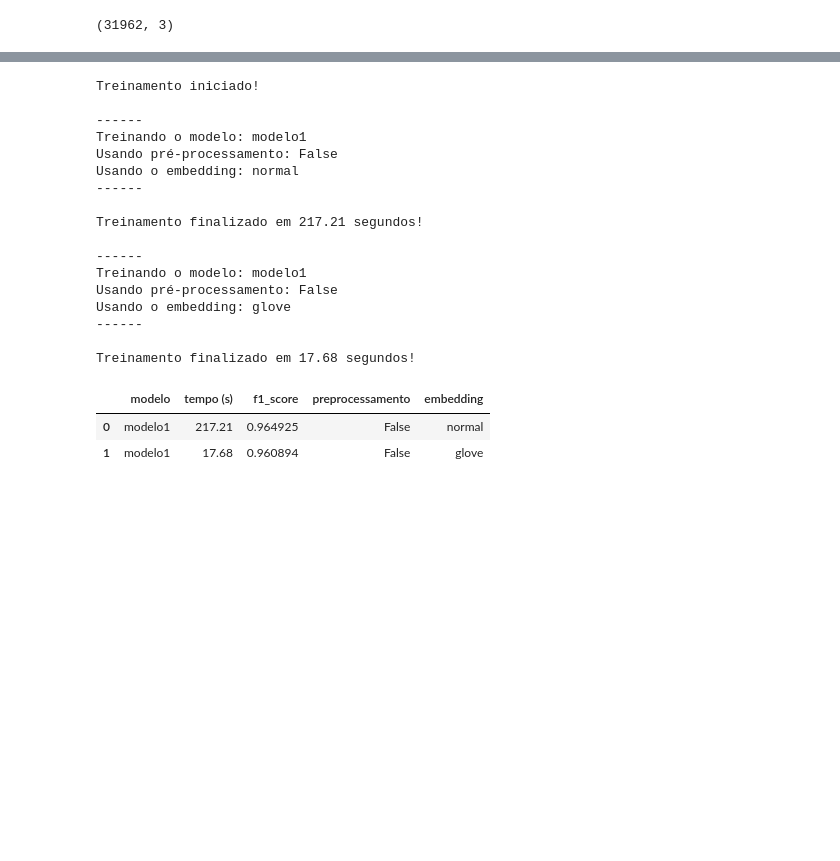
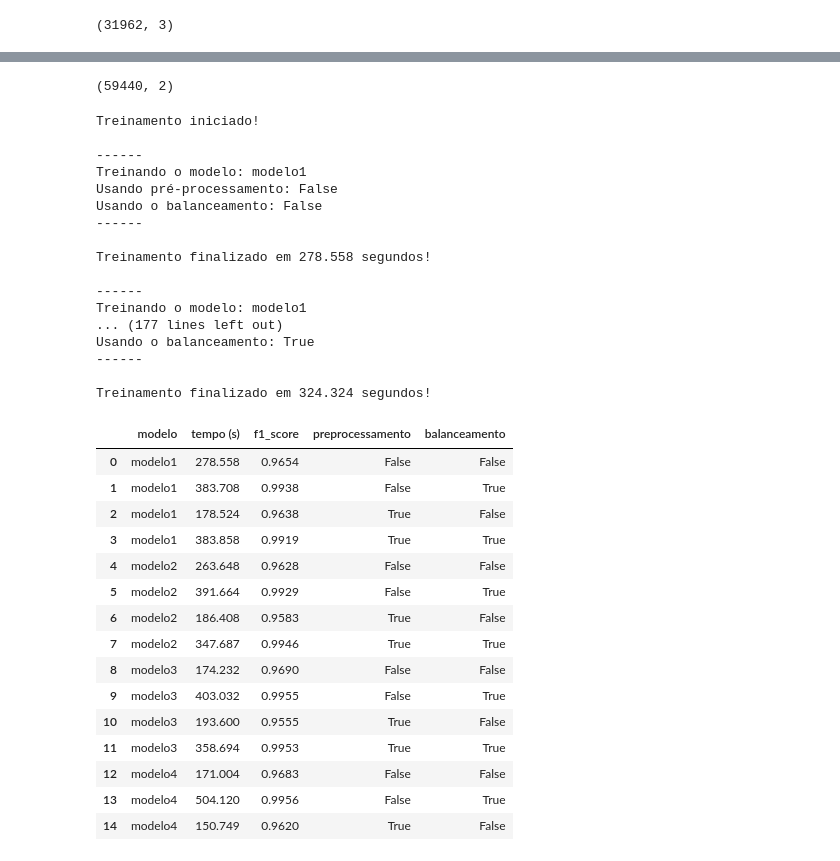
Before and after one commit to rafaelgreca/TFG, a Jupyter notebook: Codigo/Studies/CNN/cnn.ipynb, the cells around one changed output, grey strips where cells are left out. Drawn from its saved outputs; the diff is of its cells as text; code cells hidden in the pictures; blank space fills up the shorter version.

```diff
--- a/Codigo/Studies/CNN/cnn.ipynb
+++ b/Codigo/Studies/CNN/cnn.ipynb
@@ -567,7 +514,7 @@ def preprocessing_step(use_preprocessing, test_size, data):
   return X_train, X_validation, y_train, y_validation, vocab_size, tokenizer
 # %%
 test_size = 0.15
-length_size = 15
+length_size = 30
 embedding_dim = 300
 # %%
 data = pd.read_csv('Data/train.csv')
@@ -608,11 +591,15 @@ data.shape
+# %%
+data_augmentation_noprep.shape
+# %% [output]
+(59440, 2)
 # %%
-modelos = ['modelo1']
-embeddings = ['normal', 'glove']
-using_preprocessing = [False]
+modelos = ['modelo1', 'modelo2', 'modelo3', 'modelo4', 'modelo5', 'modelo6']
+using_preprocessing = [False, True]
+using_augmentation = [False, True]
 use_preprocessing = []
 modelos_usados = []
-embeddings_usados = []
 tempos = []
+balanceamento_usados = []
 resultados = pd.DataFrame()
 scores = []
 
@@ -622,31 +609,38 @@ for modelo in modelos:
 
   for preprocess in using_preprocessing:
 
-    for embedding in embeddings:
+    for augmentation in using_augmentation:
 
-      X_train, X_validation, y_train, y_validation, vocab_size, tokenizer = preprocessing_step(preprocess, test_size, data)
+      if augmentation and preprocess:
+        X_train, X_validation, y_train, y_validation, vocab_size, tokenizer = preprocessing_step(preprocess, test_size, data_augmentation_prep)
 
-      print("------ \nTreinando o modelo: {}\nUsando pré-processamento: {}\nUsando o embedding: {}\n------".format(modelo, preprocess, embedding))
+      elif augmentation and not preprocess:
+        X_train, X_validation, y_train, y_validation, vocab_size, tokenizer = preprocessing_step(preprocess, test_size, data_augmentation_noprep)
+
+      else:
+        X_train, X_validation, y_train, y_validation, vocab_size, tokenizer = preprocessing_step(preprocess, test_size, data)
+
+      print("------ \nTreinando o modelo: {}\nUsando pré-processamento: {}\nUsando o balanceamento: {}\n------".format(modelo, preprocess, augmentation))
 
       ini = time.time()
 
       if modelo == 'modelo1':
-        m, score = modelo1(X_train, X_validation, y_train, y_validation, length_size, embedding_dim, vocab_size, embedding, preprocess)
+        m, score = modelo1(X_train, X_validation, y_train, y_validation, length_size, embedding_dim, vocab_size, preprocess)
 
       elif modelo == 'modelo2':
-        m, score = modelo2(X_train, X_validation, y_train, y_validation, length_size, embedding_dim, vocab_size, embedding, preprocess)
+        m, score = modelo2(X_train, X_validation, y_train, y_validation, length_size, embedding_dim, vocab_size, preprocess)
 
       elif modelo == 'modelo3':
-        m, score = modelo3(X_train, X_validation, y_train, y_validation, length_size, embedding_dim, vocab_size, embedding, preprocess)
+        m, score = modelo3(X_train, X_validation, y_train, y_validation, length_size, embedding_dim, vocab_size, preprocess)
 
       elif modelo == 'modelo4':
-        m, score = modelo4(X_train, X_validation, y_train, y_validation, length_size, embedding_dim, vocab_size, embedding, preprocess)
+        m, score = modelo4(X_train, X_validation, y_train, y_validation, length_size, embedding_dim, vocab_size, preprocess)
 
       elif modelo == 'modelo5':
-        m, score = modelo5(X_train, X_validation, y_train, y_validation, length_size, embedding_dim, vocab_size, embedding, preprocess)
+        m, score = modelo5(X_train, X_validation, y_train, y_validation, length_size, embedding_dim, vocab_size, preprocess)
 
       elif modelo == 'modelo6':
-        m, score = modelo6(X_train, X_validation, y_train, y_validation, length_size, embedding_dim, vocab_size, embedding, preprocess)
+        m, score = modelo6(X_train, X_validation, y_train, y_validation, length_size, embedding_dim, vocab_size, preprocess)
 
       fim = time.time()
       tempo = round(fim - ini, 3)
@@ -654,38 +648,51 @@ for modelo in modelos:
       print("\nTreinamento finalizado em {} segundos!".format(tempo))
       print()
 
-      embeddings_usados.append(embedding)
-      scores.append(score)
+      balanceamento_usados.append(augmentation)
+      scores.append(round(score, 4))
       modelos_usados.append(modelo)
       use_preprocessing.append(preprocess)
-      predict(m, modelo, preprocess, tokenizer, embedding)
+      predict(m, modelo, preprocess, tokenizer, augmentation)
 # %% [output]
 Treinamento iniciado!
 
 ------
 Treinando o modelo: modelo1
 Usando pré-processamento: False
-Usando o embedding: normal
+Usando o balanceamento: False
 ------
 
-Treinamento finalizado em 217.21 segundos!
+Treinamento finalizado em 278.558 segundos!
 
 ------
 Treinando o modelo: modelo1
-Usando pré-processamento: False
-Usando o embedding: glove
+... (177 lines left out)
+Usando o balanceamento: True
 ------
 
-Treinamento finalizado em 17.68 segundos!
+Treinamento finalizado em 324.324 segundos!
 # %%
 resultados['modelo'] = modelos_usados
 resultados['tempo (s)'] = tempos
 resultados['f1_score'] = scores
 resultados['preprocessamento'] = use_preprocessing
-resultados['embedding'] = embeddings_usados
-resultados.head(6)
+resultados['balanceamento'] = balanceamento_usados
+resultados.head(15)
 # %% [output]
-|  | modelo | tempo (s) | f1_score | preprocessamento | embedding |
-| 0 | modelo1 | 217.21 | 0.964925 | False | normal |
-| 1 | modelo1 | 17.68 | 0.960894 | False | glove |
+|  | modelo | tempo (s) | f1_score | preprocessamento | balanceamento |
+| 0 | modelo1 | 278.558 | 0.9654 | False | False |
+| 1 | modelo1 | 383.708 | 0.9938 | False | True |
+| 2 | modelo1 | 178.524 | 0.9638 | True | False |
+| 3 | modelo1 | 383.858 | 0.9919 | True | True |
+| 4 | modelo2 | 263.648 | 0.9628 | False | False |
+| 5 | modelo2 | 391.664 | 0.9929 | False | True |
+| 6 | modelo2 | 186.408 | 0.9583 | True | False |
+| 7 | modelo2 | 347.687 | 0.9946 | True | True |
+| 8 | modelo3 | 174.232 | 0.9690 | False | False |
+| 9 | modelo3 | 403.032 | 0.9955 | False | True |
+| 10 | modelo3 | 193.600 | 0.9555 | True | False |
+| 11 | modelo3 | 358.694 | 0.9953 | True | True |
+| 12 | modelo4 | 171.004 | 0.9683 | False | False |
+| 13 | modelo4 | 504.120 | 0.9956 | False | True |
+| 14 | modelo4 | 150.749 | 0.9620 | True | False |
 # %%
```
Also changed, not shown: parts of 18 cells of this notebook, 49 other files.
